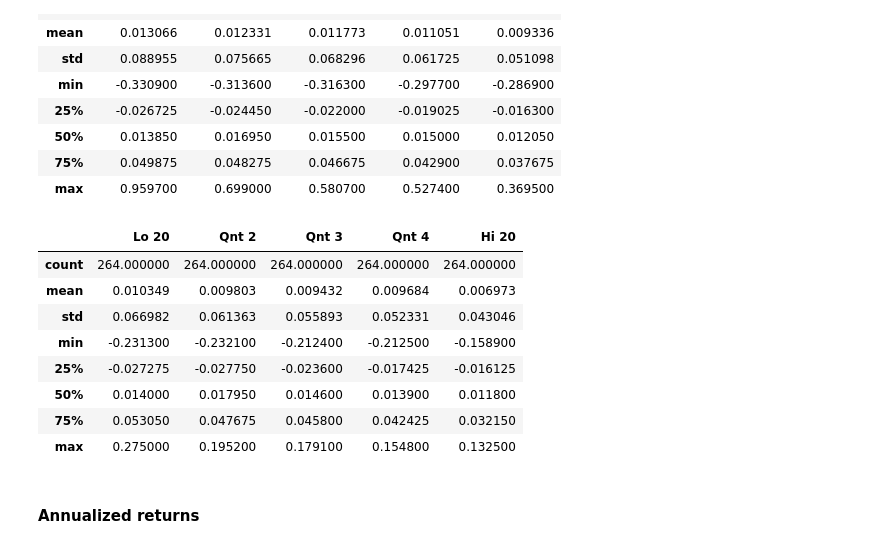
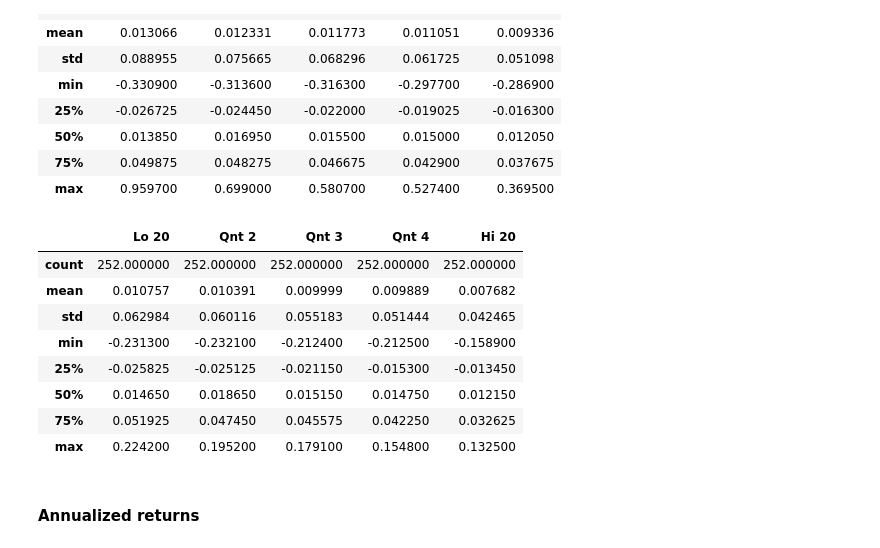
Before and after one commit to biv-neupane7/Code-for-the-articles, a Jupyter notebook: Article 16.ipynb, the cells around one changed output. Drawn from its saved outputs; the diff is of its cells as text; code cells hidden in the pictures.

```diff
--- a/Article 16.ipynb
+++ b/Article 16.ipynb
@@ -457,18 +457,18 @@ quint_data.describe() # Full sample stats
 | 75% | 0.049875 | 0.048275 | 0.046675 | 0.042900 | 0.037675 |
 | max | 0.959700 | 0.699000 | 0.580700 | 0.527400 | 0.369500 |
 # %%
-quint_data1=quint_data["2000":] # Stats for 2000 to 2021
+quint_data1=quint_data["2001":] # Stats for 2000 to 2021
 quint_data1.describe()
 # %% [output]
 |  | Lo 20 | Qnt 2 | Qnt 3 | Qnt 4 | Hi 20 |
-| count | 264.000000 | 264.000000 | 264.000000 | 264.000000 | 264.000000 |
-| mean | 0.010349 | 0.009803 | 0.009432 | 0.009684 | 0.006973 |
-| std | 0.066982 | 0.061363 | 0.055893 | 0.052331 | 0.043046 |
+| count | 252.000000 | 252.000000 | 252.000000 | 252.000000 | 252.000000 |
+| mean | 0.010757 | 0.010391 | 0.009999 | 0.009889 | 0.007682 |
+| std | 0.062984 | 0.060116 | 0.055183 | 0.051444 | 0.042465 |
 | min | -0.231300 | -0.232100 | -0.212400 | -0.212500 | -0.158900 |
-| 25% | -0.027275 | -0.027750 | -0.023600 | -0.017425 | -0.016125 |
-| 50% | 0.014000 | 0.017950 | 0.014600 | 0.013900 | 0.011800 |
-| 75% | 0.053050 | 0.047675 | 0.045800 | 0.042425 | 0.032150 |
-| max | 0.275000 | 0.195200 | 0.179100 | 0.154800 | 0.132500 |
+| 25% | -0.025825 | -0.025125 | -0.021150 | -0.015300 | -0.013450 |
+| 50% | 0.014650 | 0.018650 | 0.015150 | 0.014750 | 0.012150 |
+| 75% | 0.051925 | 0.047450 | 0.045575 | 0.042250 | 0.032625 |
+| max | 0.224200 | 0.195200 | 0.179100 | 0.154800 | 0.132500 |
 # %% [markdown]
 #### Annualized returns
 # %% [markdown]
```
Also changed, not shown: parts of 36 cells of this notebook.
